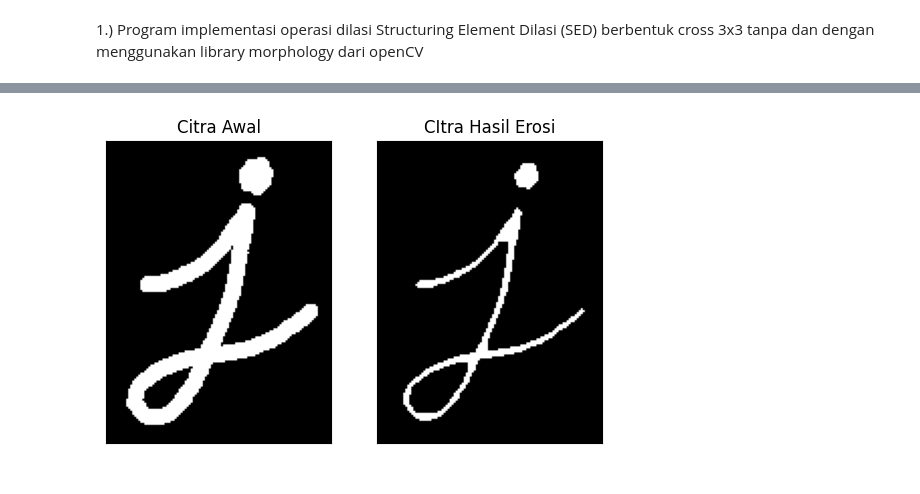
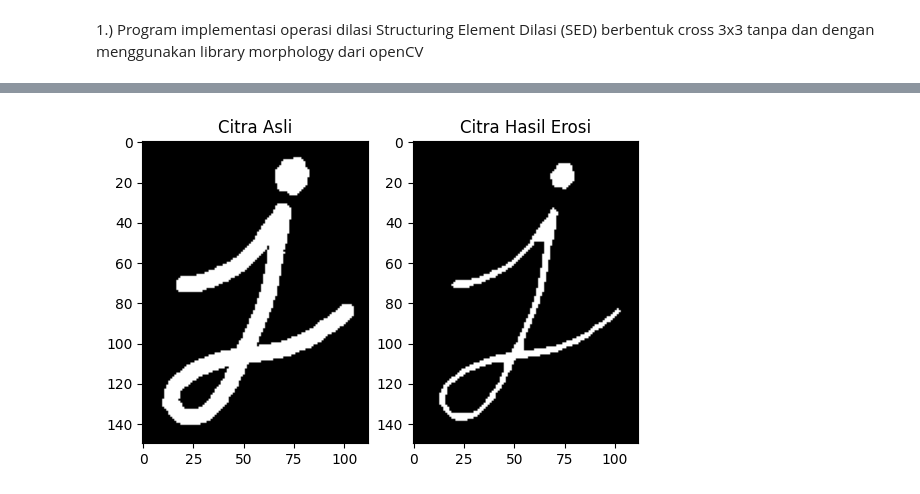
Before and after one commit to tasyasvdh09/PCVK_Genap_2023, a Jupyter notebook: PCVK_Modul_9.ipynb, the cells around one changed output, grey strips where cells are left out. Cells and saved outputs as stored; diff of their text form; code cells hidden in the pictures.

```diff
--- a/PCVK_Modul_9.ipynb
+++ b/PCVK_Modul_9.ipynb
@@ -73,20 +94,19 @@ square 5x5 dapat dengan menggunakan library morphology dari openCV
 # %%
-#menggunakan library morphology dari opencv
+# Using the morphologyEx library from OpenCV
 
-import cv2
-import numpy as np
-from matplotlib import pyplot as plt
+# Load the input image
+img = cv2.imread('/content/drive/MyDrive/PCVK/images/j.png', 0)
 
-img = cv2.imread('/content/drive/MyDrive/PCVK/images/j.png')
+# Define the structuring element as a 5x5 square
+se = cv2.getStructuringElement(cv2.MORPH_RECT, (5,5))
 
-kernel = np.ones((5,5),np.uint8)
-erosion = cv2.erode(img,kernel,iterations = 1)
+# Perform the erosion operation using the structuring element
+erosion = cv2.erode(img, se)
 
-plt.subplot(121),plt.imshow(img),plt.title('Citra Awal')
-plt.xticks([]), plt.yticks([])
-plt.subplot(122),plt.imshow(erosion),plt.title('CItra Hasil Erosi')
-plt.xticks([]), plt.yticks([])
+# Display the input and output images
+plt.subplot(121),plt.imshow(img, cmap='gray'),plt.title('Citra Asli')
+plt.subplot(122),plt.imshow(erosion, cmap='gray'),plt.title('Citra Hasil Erosi')
 plt.show()
 # %% [output]
-[figure, old version]
+[figure, new version]
 # %% [markdown]
```
Also changed, not shown: parts of 24 cells of this notebook.
